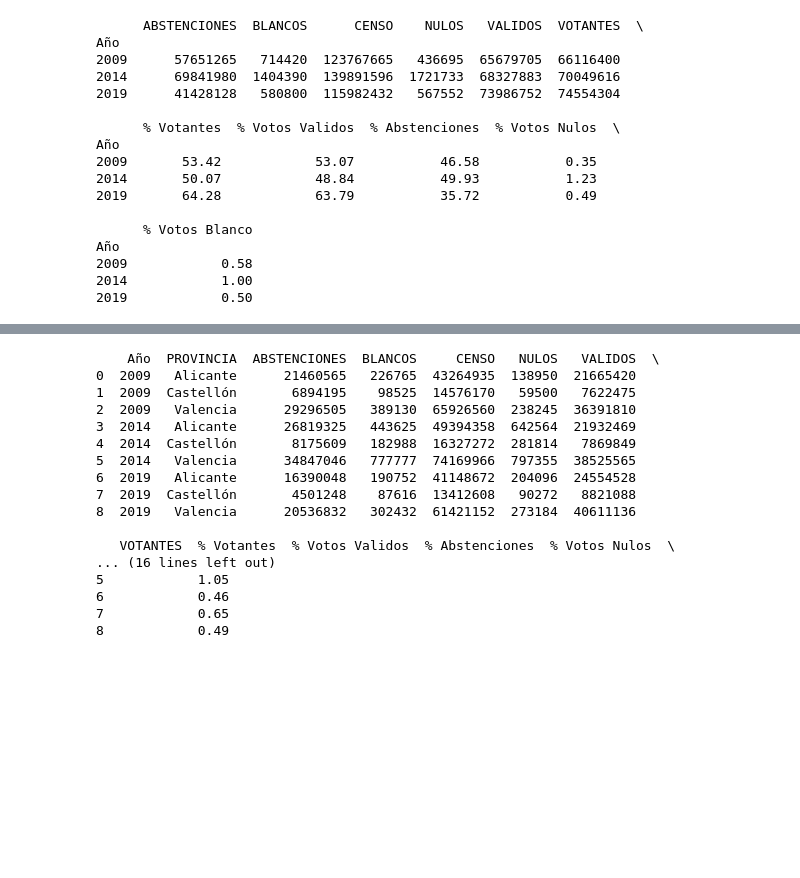
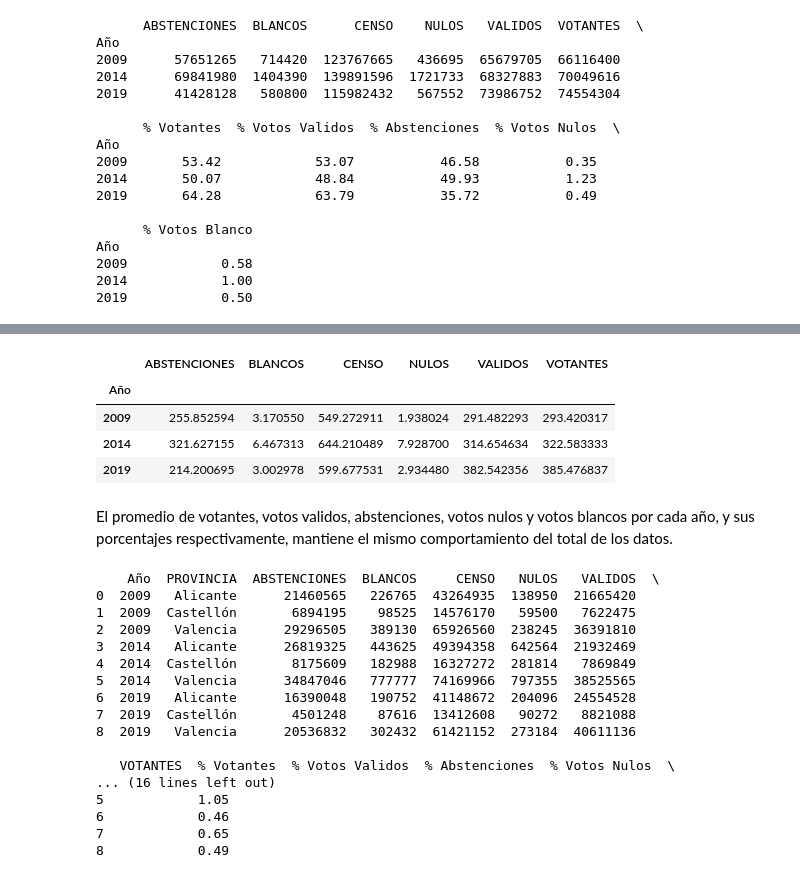
Before and after one commit to amonsalvec/Proyecto_DS_ELECCIONES, a Jupyter notebook: py/analisis.ipynb, the cells around one changed output, grey strips where cells are left out. Drawn from its saved outputs; the diff is of its cells as text; code cells hidden in the pictures; blank space fills up the shorter version.

```diff
--- a/py/analisis.ipynb
+++ b/py/analisis.ipynb
@@ -195,3 +194,15 @@ Año
+# %%
+stats_pivot_mean = df_final.pivot_table(index="Año", values=["CENSO","VOTANTES", "VALIDOS", "ABSTENCIONES", "NULOS", "BLANCOS"], aggfunc="mean")
+
+stats_pivot_mean
+# %% [output]
+|  | ABSTENCIONES | BLANCOS | CENSO | NULOS | VALIDOS | VOTANTES |
+| Año |  |  |  |  |  |  |
+| 2009 | 255.852594 | 3.170550 | 549.272911 | 1.938024 | 291.482293 | 293.420317 |
+| 2014 | 321.627155 | 6.467313 | 644.210489 | 7.928700 | 314.654634 | 322.583333 |
+| 2019 | 214.200695 | 3.002978 | 599.677531 | 2.934480 | 382.542356 | 385.476837 |
+# %% [markdown]
+El promedio de votantes, votos validos, abstenciones, votos nulos y votos blancos por cada año, y sus porcentajes respectivamente, mantiene el mismo comportamiento del total de los datos.
 # %%
 # Resetear índice para que el año sea columna y no índice
 stats_pivot = stats_pivot.reset_index()
```
Also changed, not shown: parts of 37 cells of this notebook, 2 other files.
